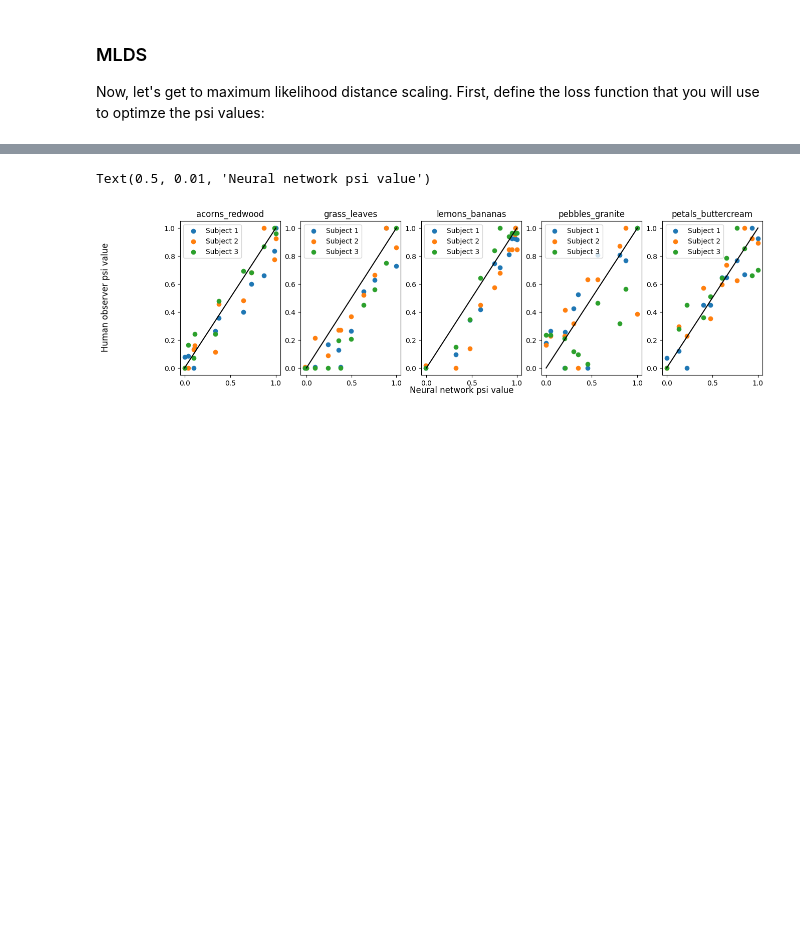
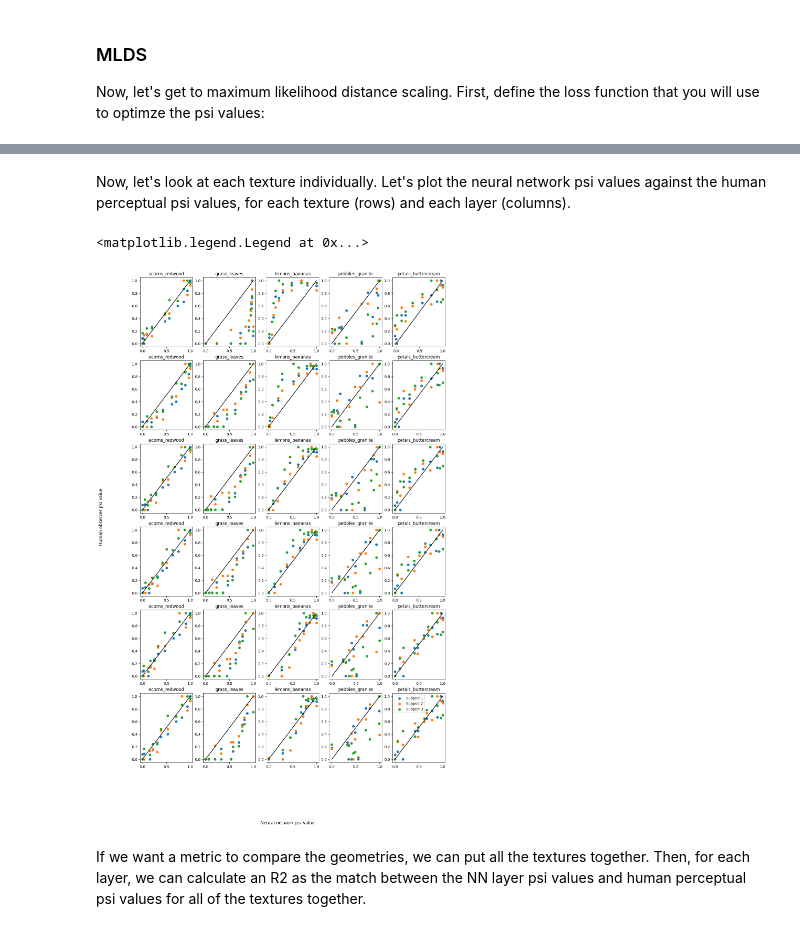
Before and after one commit to joshmw/interp, a Jupyter notebook: TorchDistanceCheck.ipynb, the cells around one changed output, grey strips where cells are left out. Cells and saved outputs as stored; diff of their text form; code cells hidden in the pictures; blank space fills up the shorter version.

Commit message:
plot comparisons between model geometry and psychophysics

```diff
--- a/TorchDistanceCheck.ipynb
+++ b/TorchDistanceCheck.ipynb
@@ -107,7 +107,7 @@ def load_image(img_path, input_size):
 
 First, define the model you want to use (needs to be in the library above). It will get activations at all of the layers you defined above in get_model, but you should specify one layer here that you want to actually visualize for the next part (mds, RSA).
 # %%
-model_name = 'ViT'  # Change this to the desired model name
+model_name = 'ResNet50'  # Change this to the desired model name
 layer = 2
 saveFigures = 0
 activationLoss = 0
@@ -342,7 +348,7 @@ all_combinations = np.random.randint(0, 11, size=(2000, 4))
 # %%
 # pick which layers you want to look at
 #layers = [conv1, pool1, pool2, pool3, pool4, pool5, end]
-layers = [0,layer]
+layers = [0,1,2,3,4,5]
 Psis = {};
 mldsSigmas = {};
 
@@ -414,28 +442,31 @@ Optimization terminated successfully.
 # %%
 PsychophysicsData = scipy.io.loadmat(os.path.expanduser('~/data/texMlds/texMldsGroupData.mat'),  struct_as_record=False, squeeze_me=True)
 PPdata = PsychophysicsData['data']
+# %% [markdown]
+Now, let's look at each texture individually. Let's plot the neural network psi values against the human perceptual psi values, for each texture (rows) and each layer (columns).
 # %%
 texIndices = [0, 1, 2, 3, 4]
 
 #plot the individual interpolations on their own subplots
 fig = plt.figure(figsize=(15, 4*len(layers)))
 sub = 0
-for layerIndex in range(0,len(layers))
+for layerIndex in range(0,len(layers)):
     for tex in texIndices:
-        plt.subplot(len(layers),len(texIndices), 1+tex+sub*len(texIndices)+len(layers)*layer)
+        plt.subplot(len(layers),len(texIndices), 1+tex+sub*len(texIndices)+len(texIndices)*layerIndex)
         plt.title(interpNames[tex])
         plt.plot([0,1],[0,1],'k')
         for subject in range(len(PPdata.SIDnums)):
-            plt.scatter(Psis[(layer,tex)], PPdata.psi[subject][tex], label=f'Subject {subject+1}')
-
-
-        plt.legend()
+            plt.scatter(Psis[(layers[layerIndex],tex)], PPdata.psi[subject][tex], label=f'Subject {subject+1}')
 
 fig.supylabel('Human observer psi value')
 fig.supxlabel('Neural network psi value')
+
+plt.legend()
 # %% [output]
-Text(0.5, 0.01, 'Neural network psi value')
+<matplotlib.legend.Legend at 0x...>
-[figure, old version]
+[figure, new version]
+# %% [markdown]
+If we want a metric to compare the geometries, we can put all the textures together. Then, for each layer, we can calculate an R2 as the match between the NN layer psi values and human perceptual psi values for all of the textures together.
 # %%
 #plot everything together, colored by interpolation
 colors = ['brown','green','yellow','grey','pink']
```
Also changed, not shown: parts of 13 cells of this notebook.
